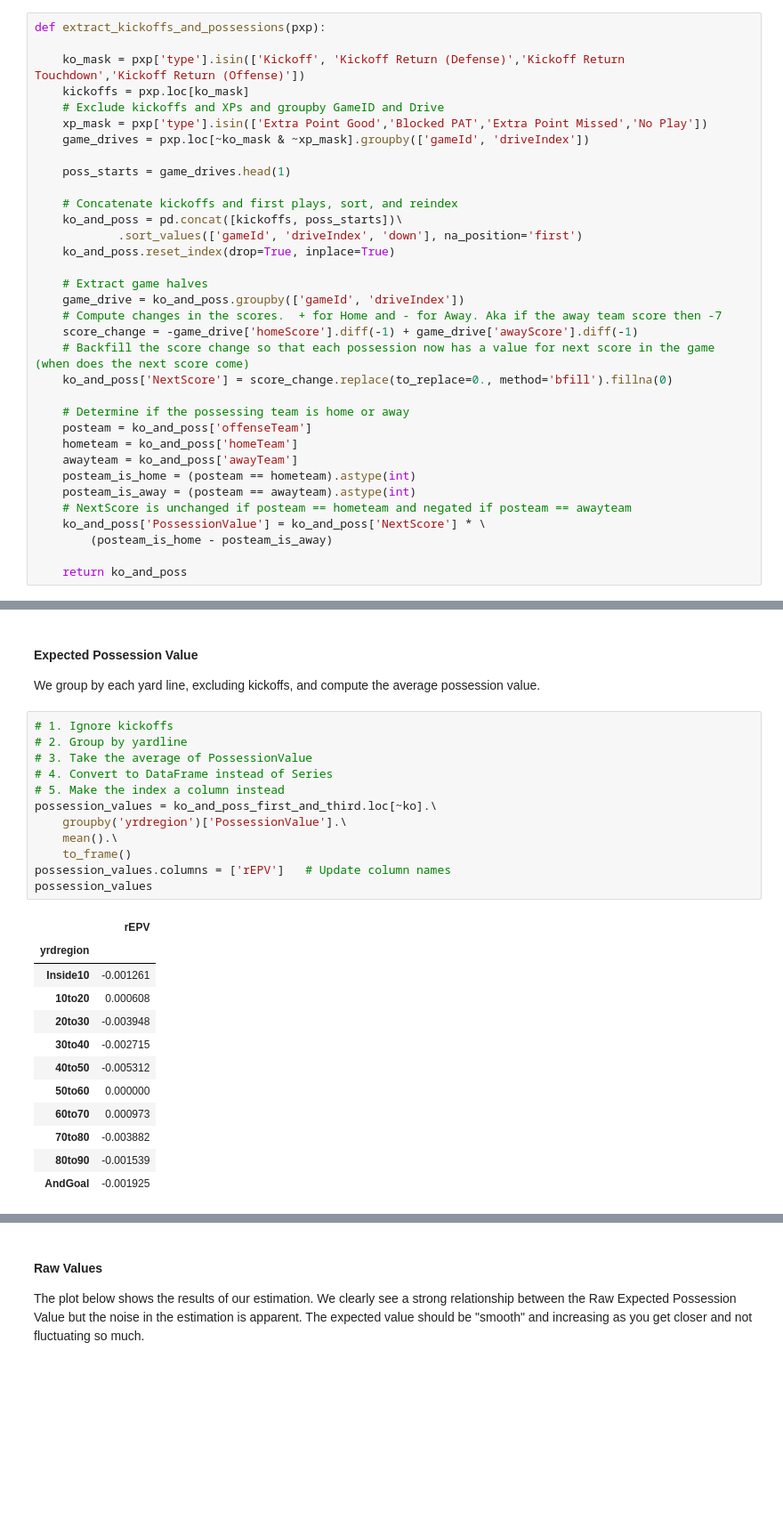
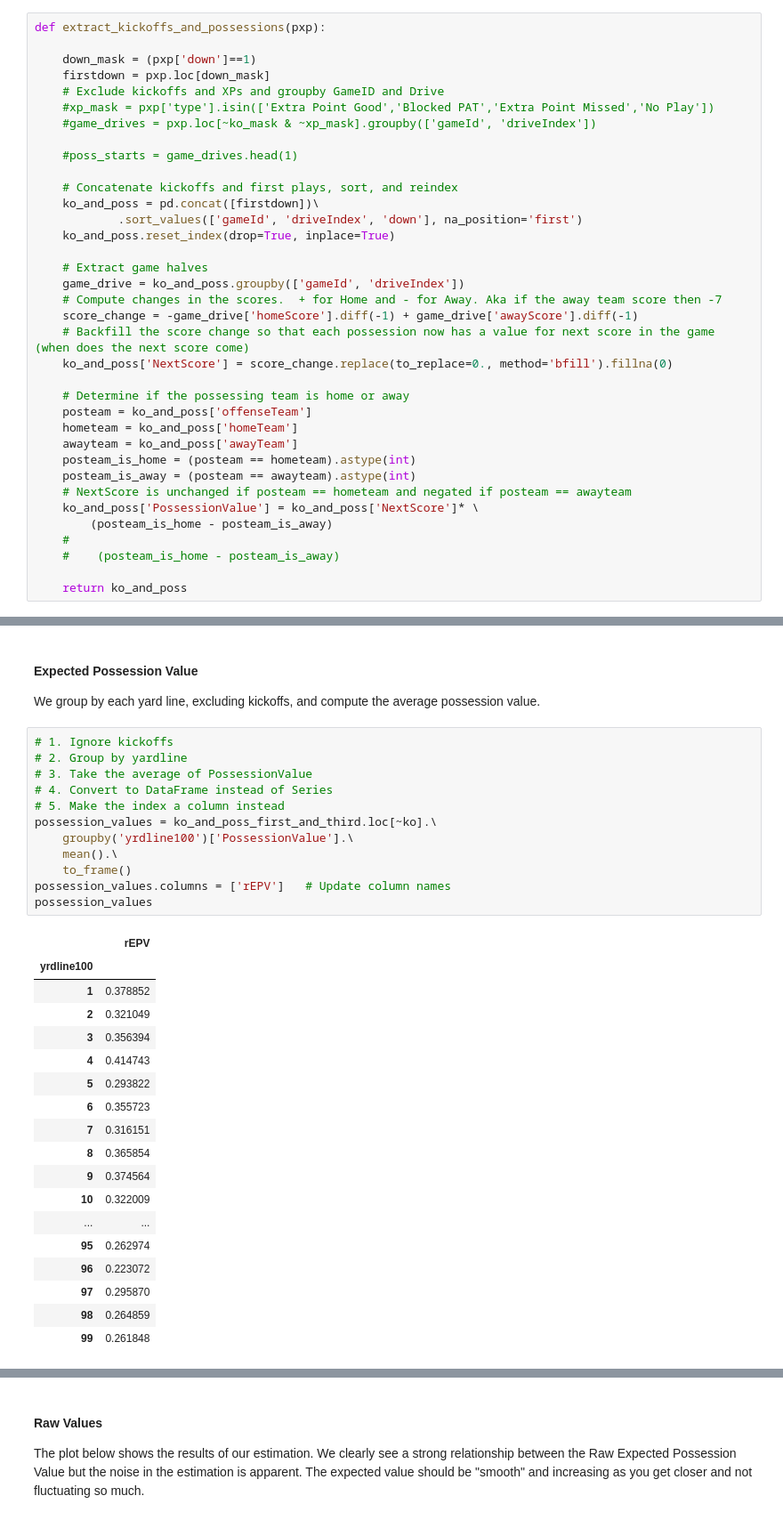
Before and after one commit to ntran16/CalFootball_4thDown, a Jupyter notebook: Cal - 4th Down Bot new one pos epv- Copy.ipynb, the cells around one changed output, grey strips where cells are left out. Shown at 89% size. Drawn from its saved outputs; the diff is of its cells as text; blank space fills up the shorter version.

```diff
--- a/Cal - 4th Down Bot new one pos epv- Copy.ipynb
+++ b/Cal - 4th Down Bot new one pos epv- Copy.ipynb
@@ -201,16 +201,16 @@ Some caveats:
 # %%
 def extract_kickoffs_and_possessions(pxp):
 
-    ko_mask = pxp['type'].isin(['Kickoff', 'Kickoff Return (Defense)','Kickoff Return Touchdown','Kickoff Return (Offense)'])
-    kickoffs = pxp.loc[ko_mask]
+    down_mask = (pxp['down']==1)
+    firstdown = pxp.loc[down_mask]
     # Exclude kickoffs and XPs and groupby GameID and Drive
-    xp_mask = pxp['type'].isin(['Extra Point Good','Blocked PAT','Extra Point Missed','No Play'])
-    game_drives = pxp.loc[~ko_mask & ~xp_mask].groupby(['gameId', 'driveIndex'])
+    #xp_mask = pxp['type'].isin(['Extra Point Good','Blocked PAT','Extra Point Missed','No Play'])
+    #game_drives = pxp.loc[~ko_mask & ~xp_mask].groupby(['gameId', 'driveIndex'])
 
-    poss_starts = game_drives.head(1)
+    #poss_starts = game_drives.head(1)
 
     # Concatenate kickoffs and first plays, sort, and reindex
-    ko_and_poss = pd.concat([kickoffs, poss_starts])\
+    ko_and_poss = pd.concat([firstdown])\
             .sort_values(['gameId', 'driveIndex', 'down'], na_position='first')
     ko_and_poss.reset_index(drop=True, inplace=True)
 
@@ -228,8 +228,10 @@ def extract_kickoffs_and_possessions(pxp):
     posteam_is_home = (posteam == hometeam).astype(int)
     posteam_is_away = (posteam == awayteam).astype(int)
     # NextScore is unchanged if posteam == hometeam and negated if posteam == awayteam
-    ko_and_poss['PossessionValue'] = ko_and_poss['NextScore'] * \
+    ko_and_poss['PossessionValue'] = ko_and_poss['NextScore']* \
         (posteam_is_home - posteam_is_away)
+    #
+    #    (posteam_is_home - posteam_is_away)
 
     return ko_and_poss
 # %% [markdown]
@@ -429,25 +431,31 @@ We group by each yard line, excluding kickoffs, and compute the average possessi
 # %%
 # 1. Ignore kickoffs
 # 2. Group by yardline
 # 3. Take the average of PossessionValue
 # 4. Convert to DataFrame instead of Series
 # 5. Make the index a column instead
 possession_values = ko_and_poss_first_and_third.loc[~ko].\
-    groupby('yrdregion')['PossessionValue'].\
+    groupby('yrdline100')['PossessionValue'].\
     mean().\
     to_frame()
 possession_values.columns = ['rEPV']   # Update column names
 possession_values
 # %% [output]
 |  | rEPV |
-| yrdregion |  |
-| Inside10 | -0.001261 |
-| 10to20 | 0.000608 |
-| 20to30 | -0.003948 |
-| 30to40 | -0.002715 |
-| 40to50 | -0.005312 |
-| 50to60 | 0.000000 |
-| 60to70 | 0.000973 |
-| 70to80 | -0.003882 |
-| 80to90 | -0.001539 |
-| AndGoal | -0.001925 |
+| yrdline100 |  |
+| 1 | 0.378852 |
+| 2 | 0.321049 |
+| 3 | 0.356394 |
+| 4 | 0.414743 |
+| 5 | 0.293822 |
+| 6 | 0.355723 |
+| 7 | 0.316151 |
+| 8 | 0.365854 |
+| 9 | 0.374564 |
+| 10 | 0.322009 |
+| ... | ... |
+| 95 | 0.262974 |
+| 96 | 0.223072 |
+| 97 | 0.295870 |
+| 98 | 0.264859 |
+| 99 | 0.261848 |
```
Also changed, not shown: parts of 5 cells of this notebook.
